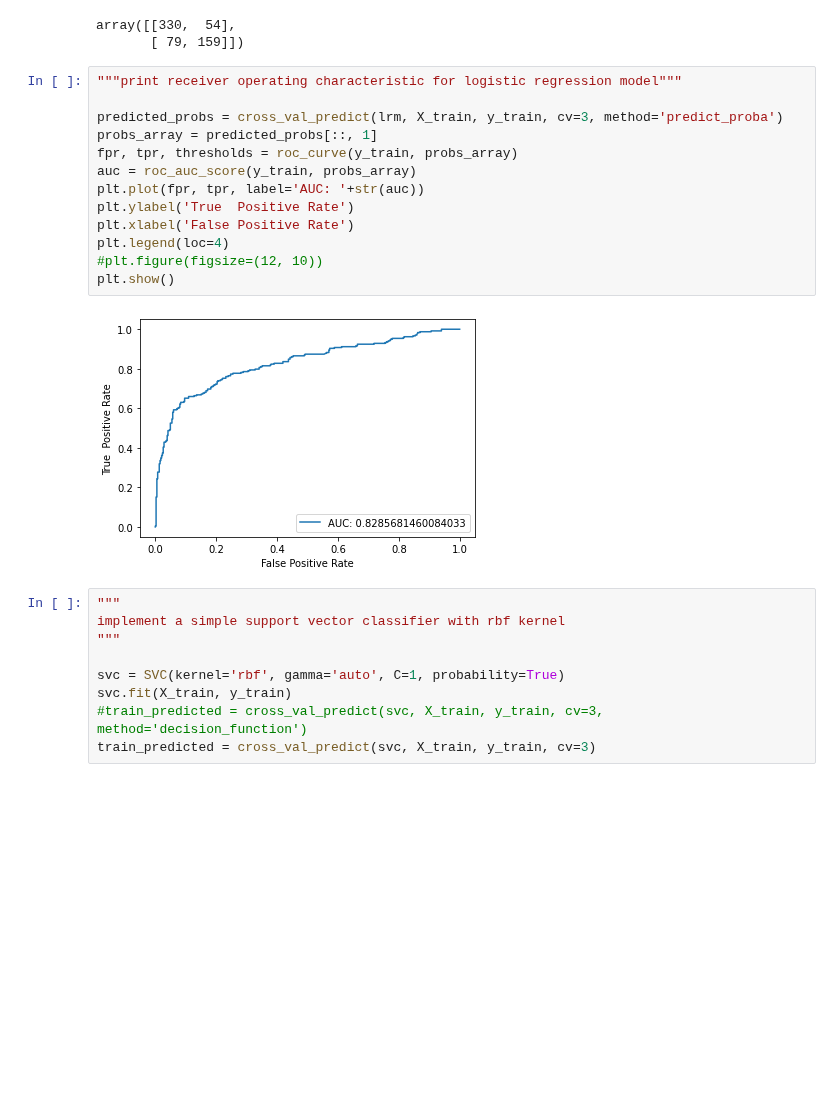
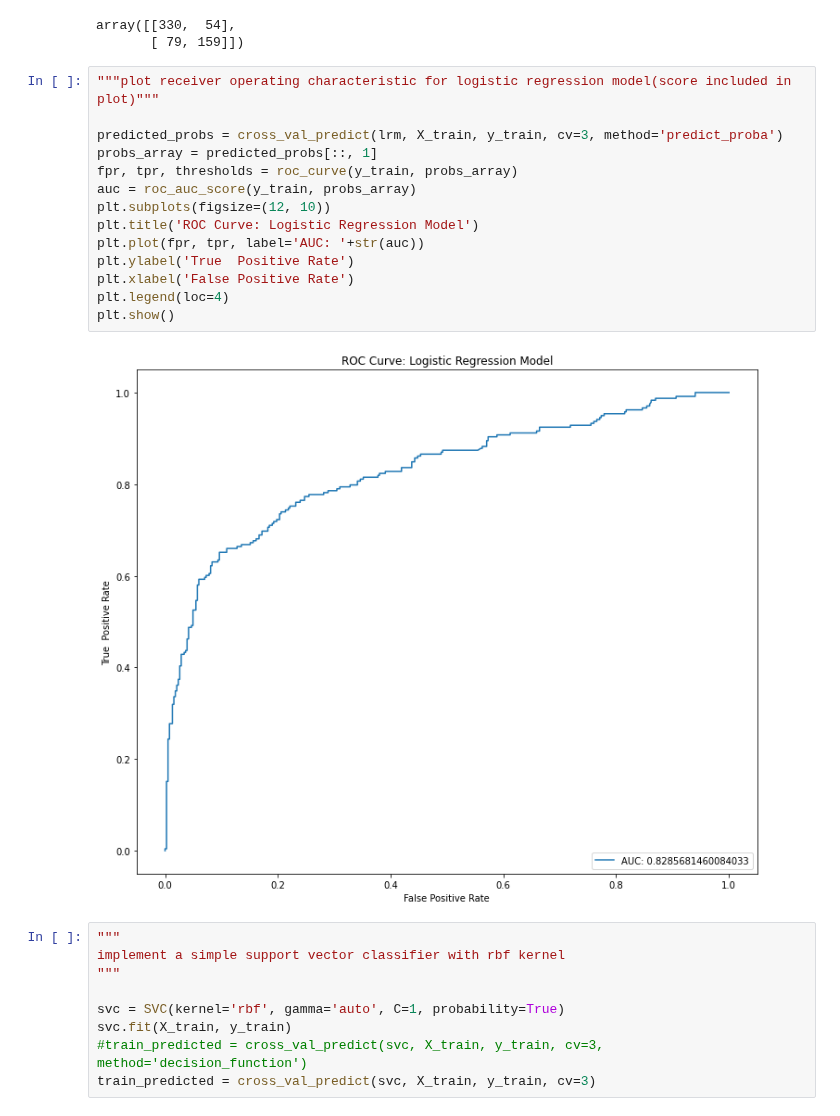
Before and after one commit to benkarabinus/nerdy_data_stuff, a Jupyter notebook: DU/COMP4432/Assignment3/Ben_Karabinus_Assignment3.ipynb, the cells around one changed output. Drawn from its saved outputs; the diff is of its cells as text; blank space fills up the shorter version.

```diff
--- a/DU/COMP4432/Assignment3/Ben_Karabinus_Assignment3.ipynb
+++ b/DU/COMP4432/Assignment3/Ben_Karabinus_Assignment3.ipynb
@@ -329,20 +308,21 @@ confusion_matrix(y_train, train_predicted)
 array([[330,  54],
        [ 79, 159]])
 # %%
-"""print receiver operating characteristic for logistic regression model"""
+"""plot receiver operating characteristic for logistic regression model(score included in plot)"""
 
 predicted_probs = cross_val_predict(lrm, X_train, y_train, cv=3, method='predict_proba')
 probs_array = predicted_probs[::, 1]
 fpr, tpr, thresholds = roc_curve(y_train, probs_array)
 auc = roc_auc_score(y_train, probs_array)
+plt.subplots(figsize=(12, 10))
+plt.title('ROC Curve: Logistic Regression Model')
 plt.plot(fpr, tpr, label='AUC: '+str(auc))
 plt.ylabel('True  Positive Rate')
 plt.xlabel('False Positive Rate')
 plt.legend(loc=4)
-#plt.figure(figsize=(12, 10))
 plt.show()
 # %% [output]
-[figure, old version]
+[figure, new version]
 # %%
 """
 implement a simple support vector classifier with rbf kernel
```
Also changed, not shown: parts of 16 cells of this notebook.
